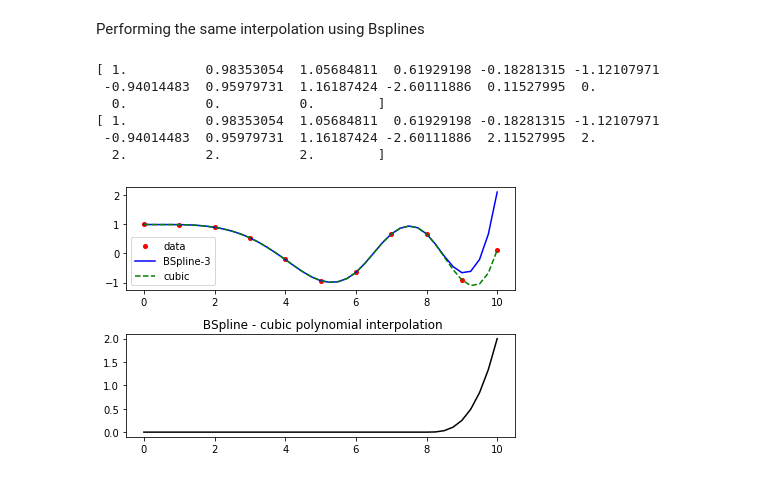
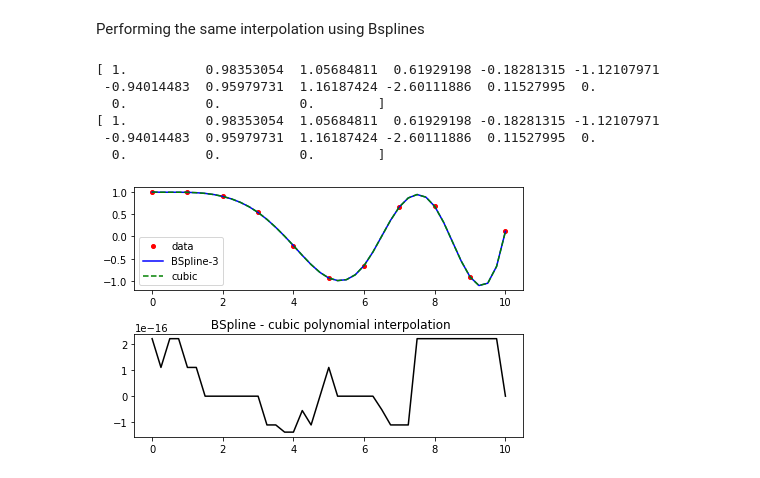
Before and after one commit to samarth-kashyap/qdPy, a Jupyter notebook: notebooks/splines.ipynb, the cells around one changed output. Cells and saved outputs as stored; diff of their text form; code cells hidden in the pictures.

```diff
--- a/notebooks/splines.ipynb
+++ b/notebooks/splines.ipynb
@@ -31,28 +32,30 @@ Performing the same interpolation using Bsplines
 # %%
 t, c, k = interpolate.splrep(x, y, s=0, k=3)
 # t = knot locations
 # c = spline coefficients
 # k = degree
 spline = BSp(t, c, k, extrapolate=True)
 print(c)
-c[-5:] +=2
+
+# modifying some coefficients to see how the curves change
+# c[-5:] +=2
 print(c)
 fig, axs = plt.subplots(2)
 axs[0].plot(x, y, 'or', markersize=4)
 axs[0].plot(xnew, spline(xnew), '-b', xnew, f3(xnew), '--g')
 axs[0].legend(['data', 'BSpline-3', 'cubic'], loc='best')
 
 axs[1].plot(xnew, spline(xnew)-f3(xnew), 'k')
 axs[1].set_title(' BSpline - cubic polynomial interpolation')
 fig.tight_layout()
 # %% [output]
 [ 1.          0.98353054  1.05684811  0.61929198 -0.18281315 -1.12107971
  -0.94014483  0.95979731  1.16187424 -2.60111886  0.11527995  0.
   0.          0.          0.        ]
 [ 1.          0.98353054  1.05684811  0.61929198 -0.18281315 -1.12107971
- -0.94014483  0.95979731  1.16187424 -2.60111886  2.11527995  2.
-  2.          2.          2.        ]
+ -0.94014483  0.95979731  1.16187424 -2.60111886  0.11527995  0.
+  0.          0.          0.        ]
-[figure, old version]
+[figure, new version]
 # %%
 w = np.loadtxt("/scratch/g.samarth/get-solar-eigs/efs_Antia/snrnmais_files/data_files/w_s/w.dat")
 r = np.loadtxt("/scratch/g.samarth/get-solar-eigs/efs_Antia/snrnmais_files/data_files/r.dat")
```
Also changed, not shown: parts of 5 cells of this notebook.
